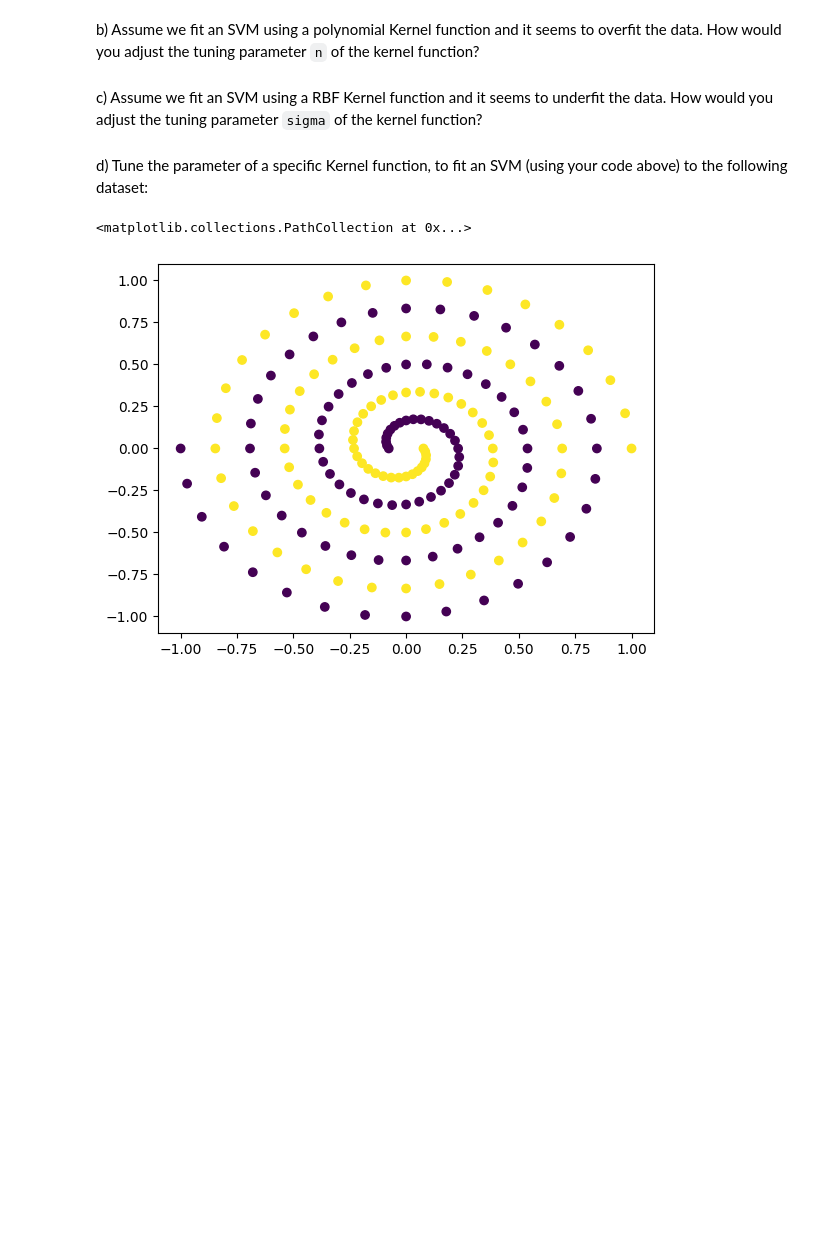
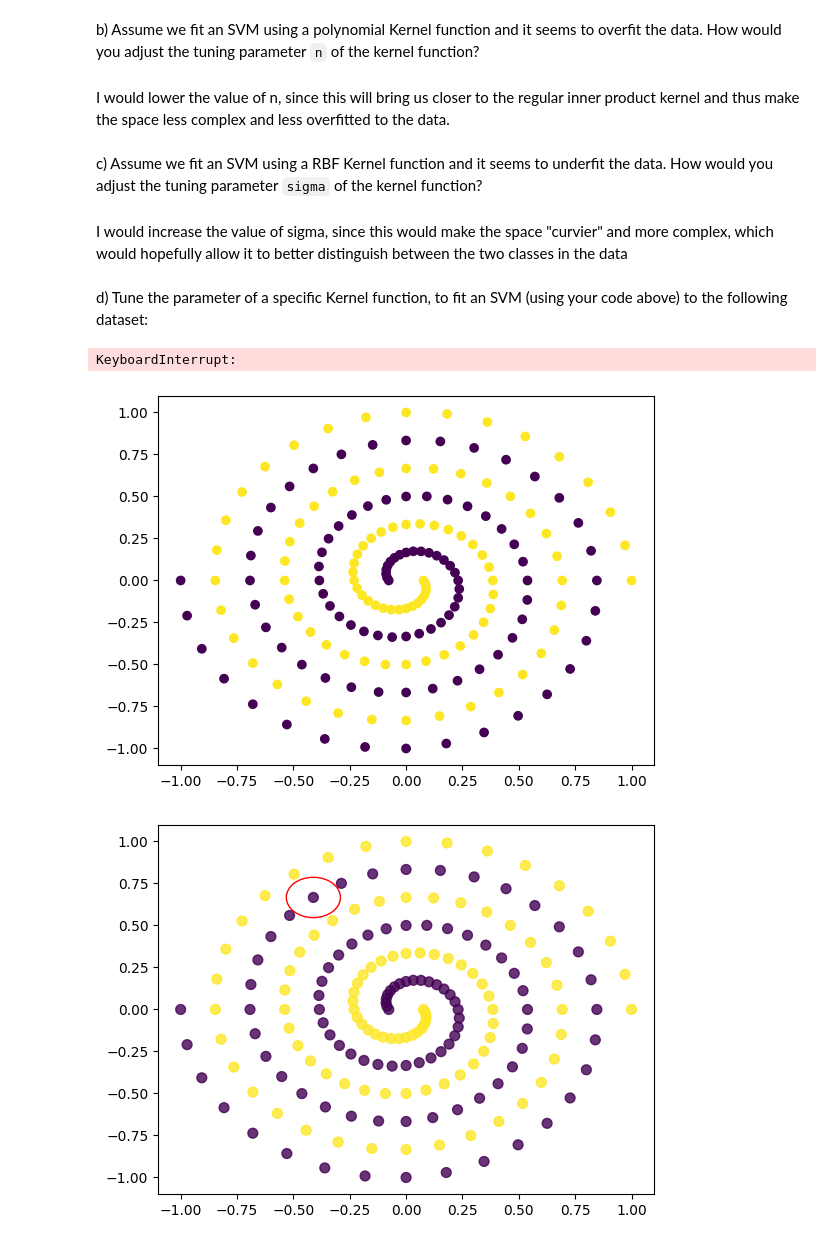
Before and after one commit to clarkaid/Data-Science-Fundamentals, a Jupyter notebook: lecture_16/worksheet_16.ipynb, the cells around one changed output. Drawn from its saved outputs; the diff is of its cells as text; code cells hidden in the pictures; blank space fills up the shorter version.

```diff
--- a/lecture_16/worksheet_16.ipynb
+++ b/lecture_16/worksheet_16.ipynb
@@ -99,17 +182,63 @@ def polynomial(x_i, x_j, c, n):
 # %% [markdown]
 b) Assume we fit an SVM using a polynomial Kernel function and it seems to overfit the data. How would you adjust the tuning parameter `n` of the kernel function?
+# %% [markdown]
+I would lower the value of n, since this will bring us closer to the regular inner product kernel and thus make the space less complex and less overfitted to the data.
 # %% [markdown]
 c) Assume we fit an SVM using a RBF Kernel function and it seems to underfit the data. How would you adjust the tuning parameter `sigma` of the kernel function?
+# %% [markdown]
+I would increase the value of sigma, since this would make the space "curvier" and more complex, which would hopefully allow it to better distinguish between the two classes in the data
 # %% [markdown]
 d) Tune the parameter of a specific Kernel function, to fit an SVM (using your code above) to the following dataset:
-# %%
-import numpy as np
-import matplotlib.pyplot as plt
-
-data = np.loadtxt("spiral.data")
-x, y = data[:, :2], data[:, 2]
-
-plt.scatter(x[:,0], x[:,1], c=y)
-# %% [output]
-<matplotlib.collections.PathCollection at 0x...>
-[figure, removed]
+# %%
+import numpy as np
+import matplotlib.pyplot as plt
+
+def radial(x_i, x_j, sigma):
+    return math.exp(norm(x_i - x_j)/sigma)
+
+data = np.loadtxt("spiral.data")
+x, y = data[:, :2], data[:, 2]
+
+plt.scatter(x[:,0], x[:,1], c=y)
+
+
+
+images = []
+for _ in range(10):
+    # pick a point from X at random
+    i = np.random.randint(0, len(X))
+    error = False
+    x, y = X[i], Y[i]
+
+    #Using last week's lecture code
+    y_predict = predict(alpha_i, b, x)
+    if not(y < 0 and y_predict < 0 or y >= 0 and y_predict >= 0):
+        #misclassified
+        error = True
+        #Move line in direction of misclassified point
+        alpha_i[i] += y * learning_rate
+        alpha_i = alpha_i * expanding_rate
+        b += y * learning_rate * expanding_rate
+    else:
+        #Classified correctly but...
+        #are you in the street
+        if (y_predict < 1 and y_predict > -1):
+            #in street
+            alpha_i[i] += y * learning_rate
+            alpha_i = alpha_i * retracting_rate
+            b += y * learning_rate * retracting_rate
+
+    images.append(snap(x, alpha_i, b, error))
+
+    images[0].save(
+    'svm_spiral.gif',
+    optimize=False,
+    save_all=True,
+    append_images=images[1:],
+    loop=0,
+    duration=100
+    )
+# %% [output]
+KeyboardInterrupt:
+[figure, added]
+[figure, added]
```
Also changed, not shown: parts of 3 cells of this notebook, 3 other files.
